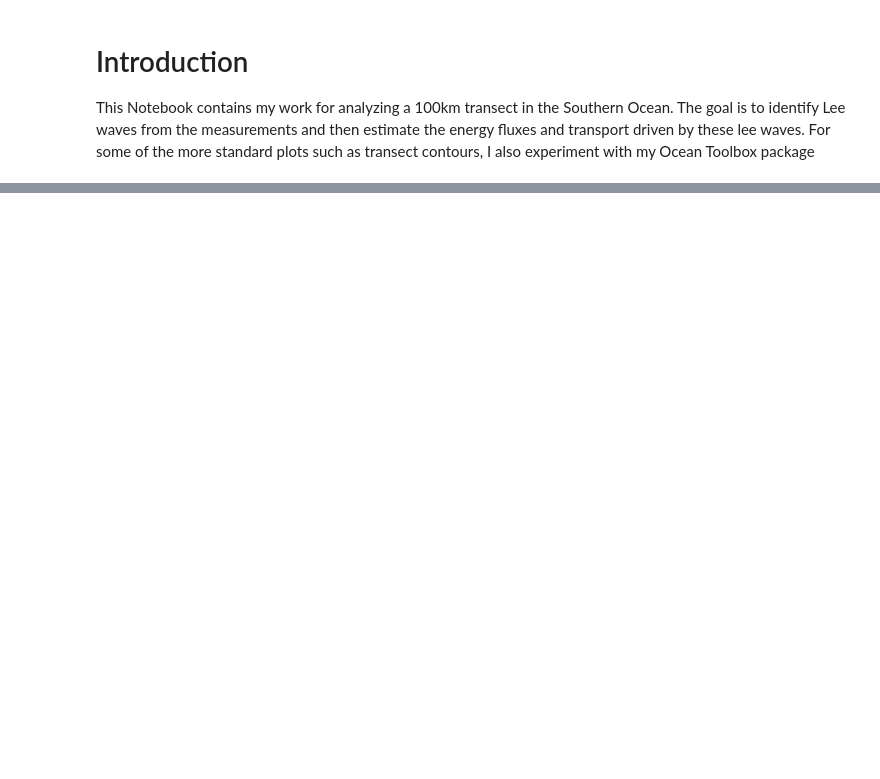
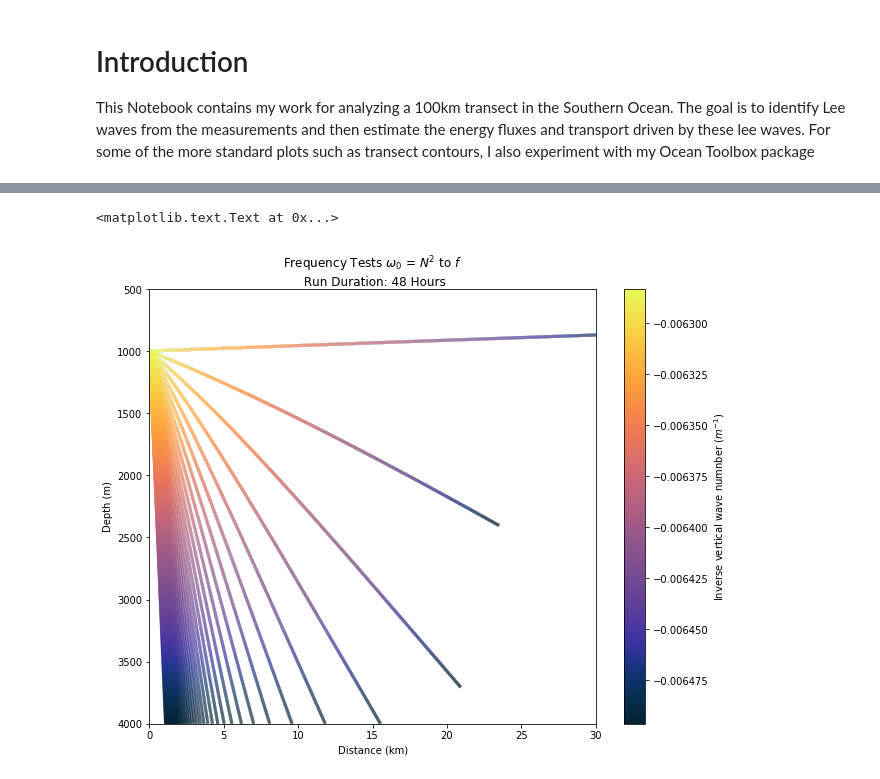
Before and after one commit to saltyPhysics/Lee_waves_dissertation, a Jupyter notebook: Lee_waves_v2.ipynb, the cells around one changed output, grey strips where cells are left out. Drawn from its saved outputs; the diff is of its cells as text; code cells hidden in the pictures; blank space fills up the shorter version.

```diff
--- a/Lee_waves_v2.ipynb
+++ b/Lee_waves_v2.ipynb
@@ -314,0 +339,15 @@ plt.gca().grid(True, which="both", color='k', linestyle='dotted', linewidth=.2)
+# %%
+waves1 = [rt.wave(k=k1, l=l1, m=m1, w0=omega1, z0=z0) for omega1 in omegas]
+meanU = np.nanmean(waves[0].U)
+meandU = np.nanmean(waves[0].dudz)
+meanV = np.nanmean(waves[0].V)
+meandv = np.nanmean(waves[0].dvdz)
+for wave in waves1:
+    wave.U = meanU*(wave.U/wave.U)
+    wave.dudz = meandU*(wave.dudz/wave.dudz)
+    wave.V = meanV*(wave.V/wave.V)
+    wave.dvdz = meandv*(wave.dvdz/wave.dvdz)
+    wave.back3d(duration=duration, tstep=tstep,
+                status=status, seafloor=seafloor,
+                print_run_report=False,
+                updates=False)
@@ -314,0 +372,23 @@ plt.gca().grid(True, which="both", color='k', linestyle='dotted', linewidth=.2)
+# %%
+# Plot frequency variation with constant U
+wave_lines = []
+plt.figure(figsize=[10,8])
+for wave in waves1:
+    wave_lines.append(oc.colorline(wave.x_ray.flatten(),
+                                   wave.z_ray.flatten(),
+                                   wave.m_ray.flatten(),
+                                  cmap=cmocean.cm.thermal,
+                                  norm=None))
+
+# Plot Rays
+plt.xlim(0,30)
+plt.ylim(500,4000)
+plt.gca().invert_yaxis()
+cb1 = plt.colorbar(wave_lines[0])
+cb1.set_label('Inverse vertical wave numnber ($m^{-1}$)')
+plt.title('Frequency Tests $\omega_0$ = $N^2$ to $f$ \n Run Duration: {} Hours'.format(duration))
+plt.xlabel('Distance (km)')
+plt.ylabel('Depth (m)')
+# %% [output]
+<matplotlib.text.Text at 0x...>
+[figure, added]
```
Also changed, not shown: parts of 33 cells of this notebook, 15 other files.
